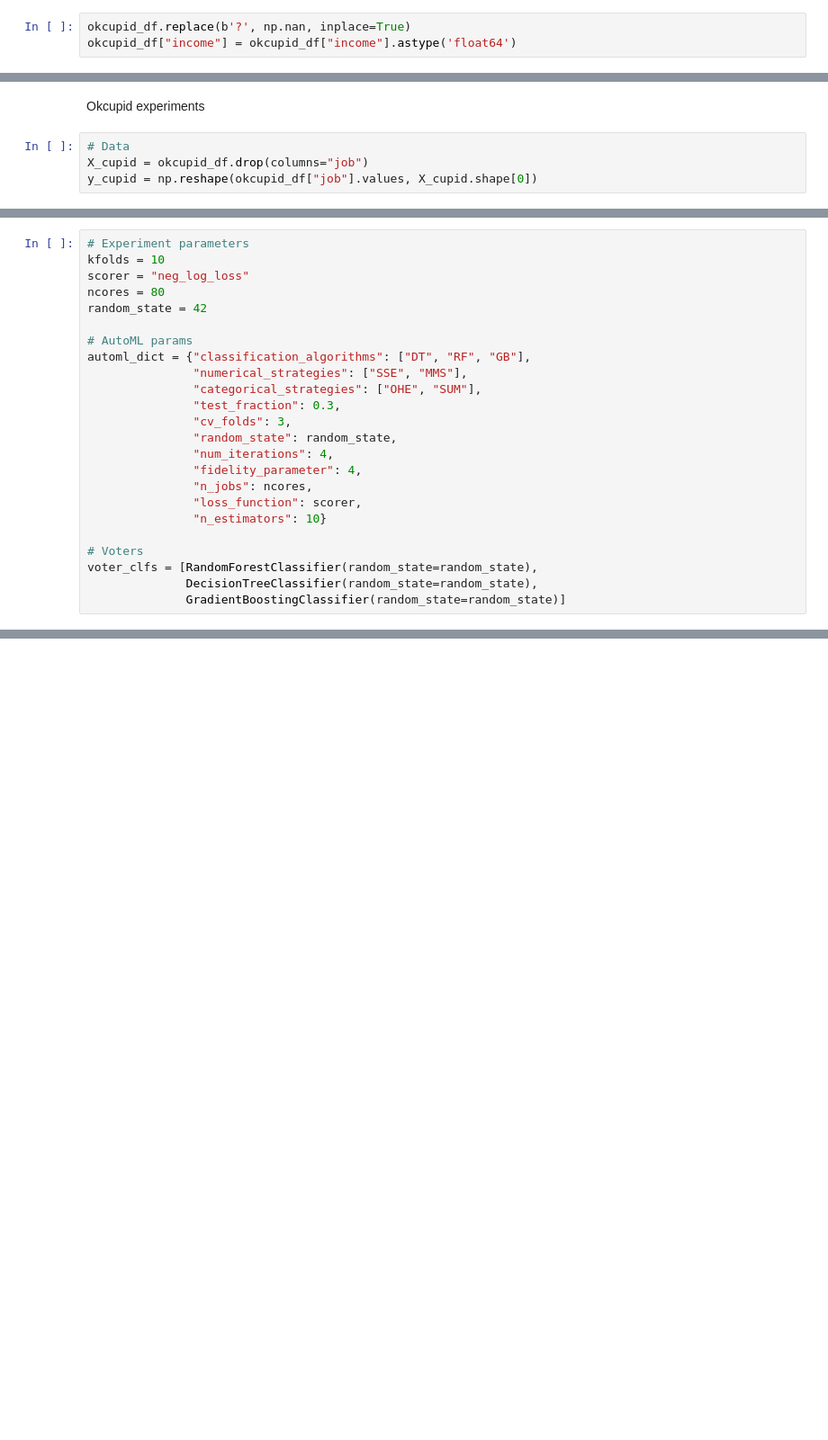
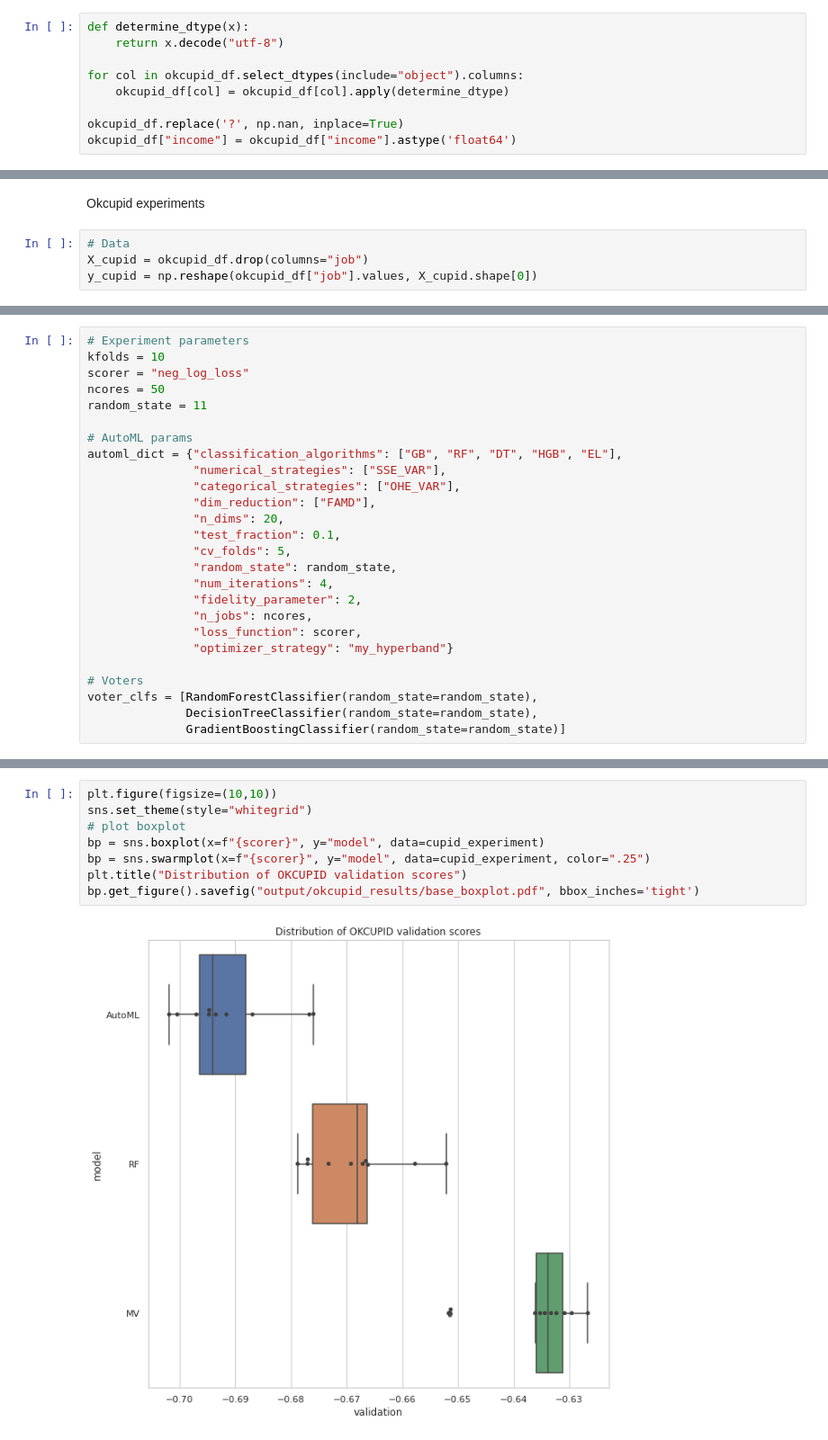
Before and after one commit to rolayoalarcon/OlayoAlarcon_automl_ws21, a Jupyter notebook: experiments.ipynb, the cells around one changed output, grey strips where cells are left out. Shown: that part at 90% size. Cells and saved outputs as stored; diff of their text form; blank space fills up the shorter version.

```diff
--- a/experiments.ipynb
+++ b/experiments.ipynb
@@ -36,5 +54,11 @@ okcupid_df["job"] = okcupid_df["job"].apply(determine_dtype)
 # %%
-okcupid_df.replace(b'?', np.nan, inplace=True)
+def determine_dtype(x):
+    return x.decode("utf-8")
+
+for col in okcupid_df.select_dtypes(include="object").columns:
+    okcupid_df[col] = okcupid_df[col].apply(determine_dtype)
+
+okcupid_df.replace('?', np.nan, inplace=True)
 okcupid_df["income"] = okcupid_df["income"].astype('float64')
 # %% [markdown]
 # Experiments
@@ -197,21 +126,23 @@ X_cupid.shape
 # Experiment parameters
 kfolds = 10
 scorer = "neg_log_loss"
-ncores = 80
-random_state = 42
+ncores = 50
+random_state = 11
 
 # AutoML params
-automl_dict = {"classification_algorithms": ["DT", "RF", "GB"],
-               "numerical_strategies": ["SSE", "MMS"],
-               "categorical_strategies": ["OHE", "SUM"],
-               "test_fraction": 0.3,
-               "cv_folds": 3,
+automl_dict = {"classification_algorithms": ["GB", "RF", "DT", "HGB", "EL"],
+               "numerical_strategies": ["SSE_VAR"],
+               "categorical_strategies": ["OHE_VAR"],
+               "dim_reduction": ["FAMD"],
+               "n_dims": 20,
+               "test_fraction": 0.1,
+               "cv_folds": 5,
                "random_state": random_state,
                "num_iterations": 4,
-               "fidelity_parameter": 4,
+               "fidelity_parameter": 2,
                "n_jobs": ncores,
                "loss_function": scorer,
-               "n_estimators": 10}
+               "optimizer_strategy": "my_hyperband"}
 
 # Voters
 voter_clfs = [RandomForestClassifier(random_state=random_state),
@@ -263,0 +182,10 @@ cupid_automl.to_csv("data/cupid_experiment.tsv.gz", sep='\t')
+# %%
+plt.figure(figsize=(10,10))
+sns.set_theme(style="whitegrid")
+# plot boxplot
+bp = sns.boxplot(x=f"{scorer}", y="model", data=cupid_experiment)
+bp = sns.swarmplot(x=f"{scorer}", y="model", data=cupid_experiment, color=".25")
+plt.title("Distribution of OKCUPID validation scores")
+bp.get_figure().savefig("output/okcupid_results/base_boxplot.pdf", bbox_inches='tight')
+# %% [output]
+[figure, added]
```
Also changed, not shown: parts of 43 cells of this notebook, 28 other files.
